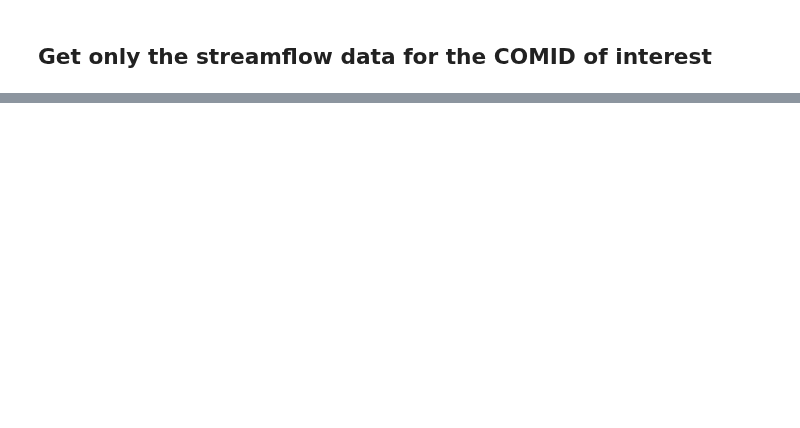
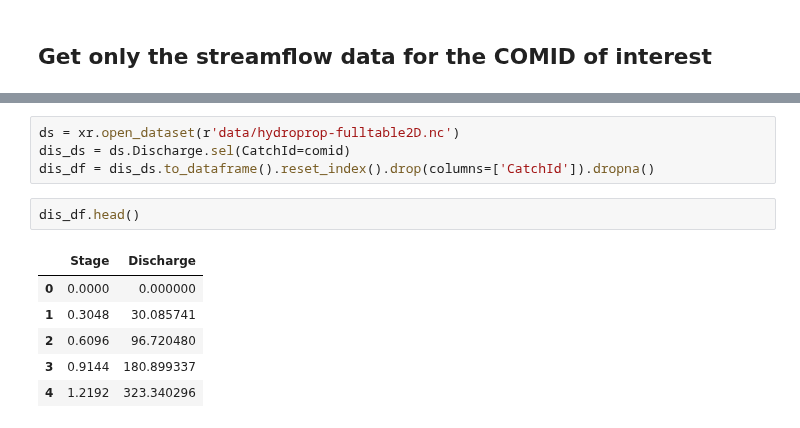
Before and after one commit to Dewberry/fcast, a Jupyter notebook: forecast/ShortRangeForecasts.ipynb, the cells around one changed output, grey strips where cells are left out. Saved outputs shown, nothing was run; the diff lists cells and outputs as text; blank space fills up the shorter version.

```diff
--- a/forecast/ShortRangeForecasts.ipynb
+++ b/forecast/ShortRangeForecasts.ipynb
@@ -161,0 +76,13 @@ plt.show()
+# %%
+ds = xr.open_dataset(r'data/hydroprop-fulltable2D.nc')
+dis_ds = ds.Discharge.sel(CatchId=comid)
+dis_df = dis_ds.to_dataframe().reset_index().drop(columns=['CatchId']).dropna()
+# %%
+dis_df.head()
+# %% [output]
+|  | Stage | Discharge |
+| 0 | 0.0000 | 0.000000 |
+| 1 | 0.3048 | 30.085741 |
+| 2 | 0.6096 | 96.720480 |
+| 3 | 0.9144 | 180.899337 |
+| 4 | 1.2192 | 323.340296 |
```
Also changed, not shown: parts of 26 cells of this notebook, 2 other files.
